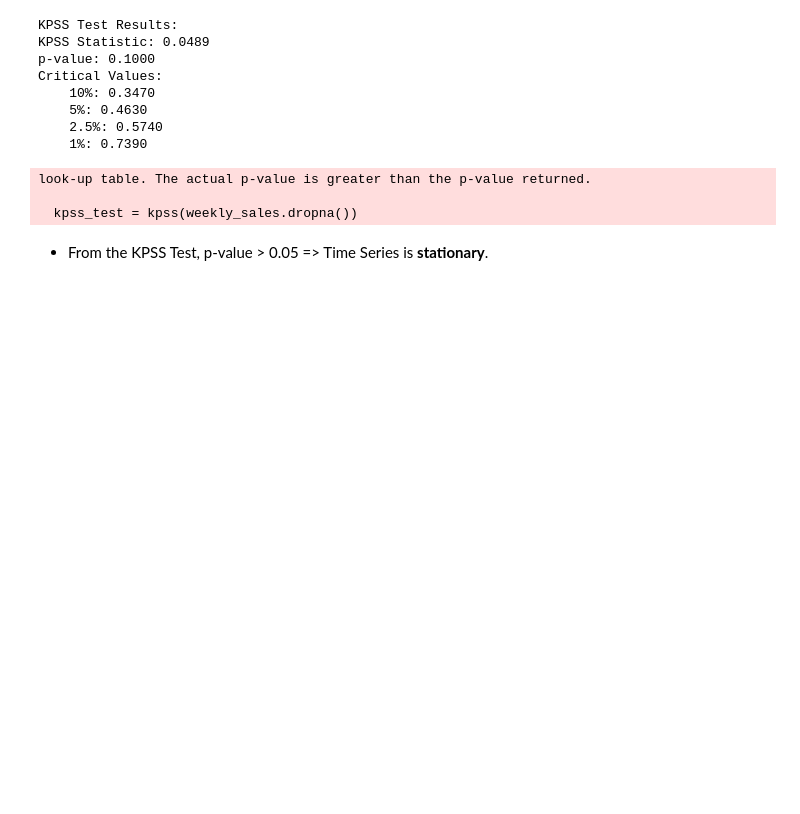
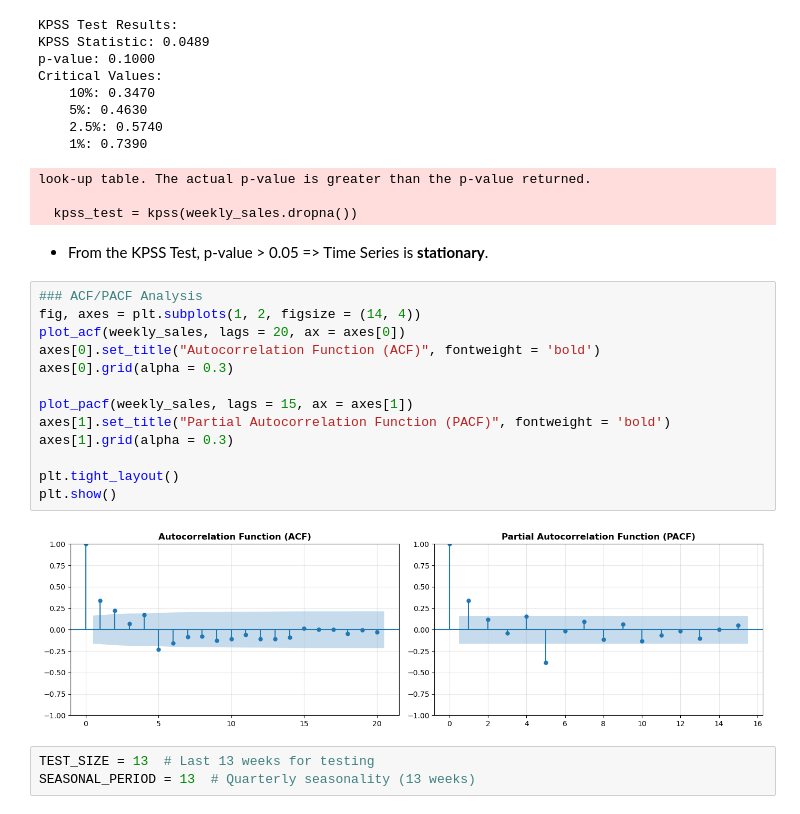
Before and after one commit to junaidazhar42/Walmart-Weekly-Sales-Forecasting-ARIMA-Prophet, a Jupyter notebook: main.ipynb, the cells around one changed output. Saved outputs shown, nothing was run; the diff lists cells and outputs as text; blank space fills up the shorter version.

```diff
--- a/main.ipynb
+++ b/main.ipynb
@@ -468,3 +470,21 @@ look-up table. The actual p-value is greater than the p-value returned.
   kpss_test = kpss(weekly_sales.dropna())
 # %% [markdown]
 - From the KPSS Test, p-value > 0.05 => Time Series is **stationary**.
+# %%
+### ACF/PACF Analysis
+fig, axes = plt.subplots(1, 2, figsize = (14, 4))
+plot_acf(weekly_sales, lags = 20, ax = axes[0])
+axes[0].set_title("Autocorrelation Function (ACF)", fontweight = 'bold')
+axes[0].grid(alpha = 0.3)
+
+plot_pacf(weekly_sales, lags = 15, ax = axes[1])
+axes[1].set_title("Partial Autocorrelation Function (PACF)", fontweight = 'bold')
+axes[1].grid(alpha = 0.3)
+
+plt.tight_layout()
+plt.show()
+# %% [output]
+[figure, added]
+# %%
+TEST_SIZE = 13  # Last 13 weeks for testing
+SEASONAL_PERIOD = 13  # Quarterly seasonality (13 weeks)
```
Also changed, not shown: parts of 10 cells of this notebook.
